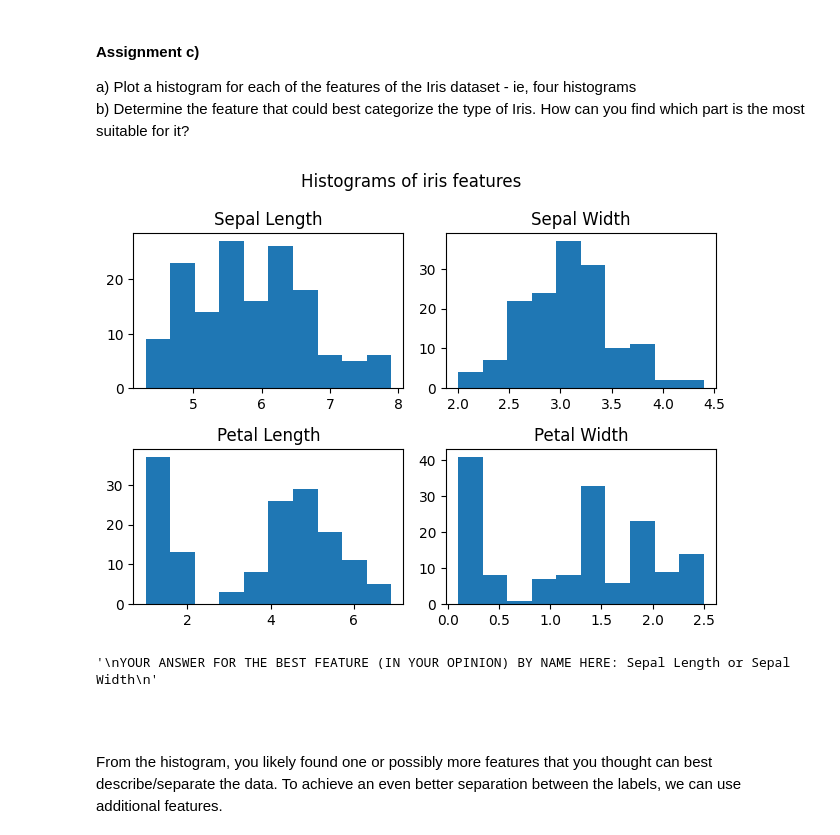
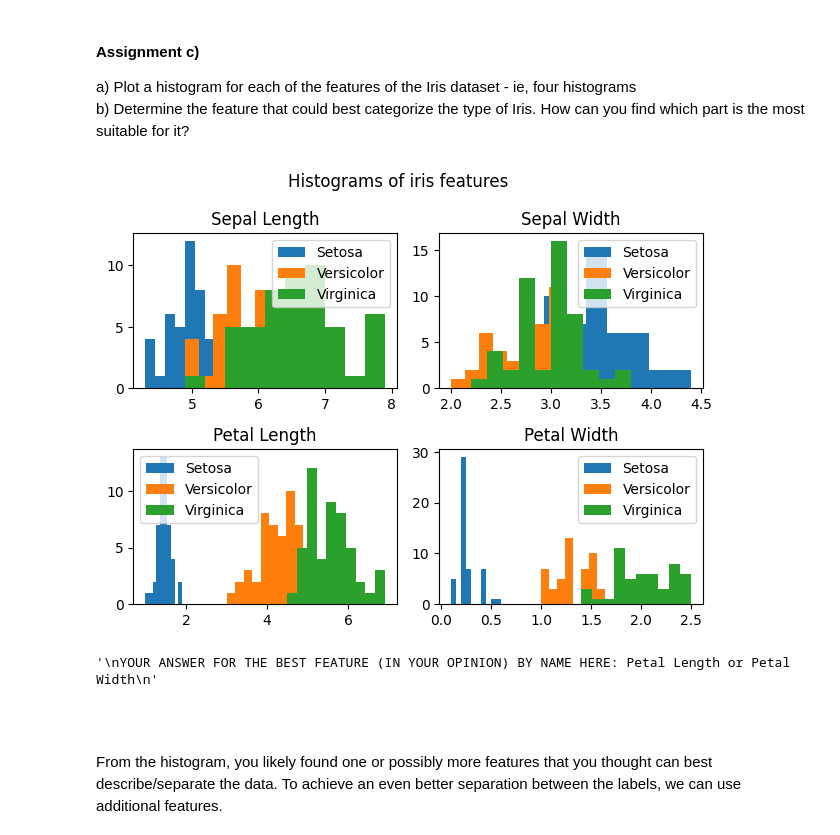
Before and after one commit to albindahlberg/ml-1dl034-public-assignments, a Jupyter notebook: Assignments/Practical/PracticalNotebook3.ipynb, the cells around one changed output. Cells and saved outputs as stored; diff of their text form; code cells hidden in the pictures.

```diff
--- a/Assignments/Practical/PracticalNotebook3.ipynb
+++ b/Assignments/Practical/PracticalNotebook3.ipynb
@@ -300,45 +300,76 @@ import matplotlib.pyplot as plt
 import pandas as pd
 
 iris_target_names = ["Setosa", "Versicolor", "Virginica"]
 
 # YOUR CODE HERE
 #
 #
+setosa = iris['data'][:50]
+versicolor = iris['data'][50:100]
+virginica = iris['data'][100:150]
 
-iris_features = pd.DataFrame(iris['data'], columns=['sepal length', 'sepal width', 'petal length', 'petal width'])
+setosa_features = pd.DataFrame(setosa, columns=['sepal length', 'sepal width', 'petal length', 'petal width'])
+versicolor_features = pd.DataFrame(versicolor, columns=['sepal length', 'sepal width', 'petal length', 'petal width'])
+virginica_features = pd.DataFrame(virginica, columns=['sepal length', 'sepal width', 'petal length', 'petal width'])
 
-sepal_length = iris_features['sepal length']
-sepal_width = iris_features['sepal width']
-petal_length = iris_features['petal length']
-petal_width = iris_features['petal width']
+setosa_sepal_length = setosa_features['sepal length']
+setosa_sepal_width = setosa_features['sepal width']
+setosa_petal_length = setosa_features['petal length']
+setosa_petal_width = setosa_features['petal width']
+
+versicolor_sepal_length = versicolor_features['sepal length']
+versicolor_sepal_width = versicolor_features['sepal width']
+versicolor_petal_length = versicolor_features['petal length']
+versicolor_petal_width = versicolor_features['petal width']
+
+virginica_sepal_length = virginica_features['sepal length']
+virginica_sepal_width = virginica_features['sepal width']
+virginica_petal_length = virginica_features['petal length']
+virginica_petal_width = virginica_features['petal width']
+
 
 fig = plt.figure()
 fig.suptitle('Histograms of iris features')
 
 ax = fig.add_subplot(2, 2, 1)
 ax.set_title('Sepal Length')
-ax.hist(sepal_length)
+ax.hist(setosa_sepal_length)
+ax.hist(versicolor_sepal_length)
+ax.hist(virginica_sepal_length)
+ax.legend(['Setosa', 'Versicolor', 'Virginica'])
 
 ax = fig.add_subplot(2, 2, 2)
 ax.set_title('Sepal Width')
-ax.hist(sepal_width)
+ax.hist(setosa_sepal_width)
+ax.hist(versicolor_sepal_width)
+ax.hist(virginica_sepal_width)
+ax.legend(['Setosa', 'Versicolor', 'Virginica'])
+
 
 ax = fig.add_subplot(2, 2, 3)
 ax.set_title('Petal Length')
-ax.hist(petal_length)
+ax.hist(setosa_petal_length)
+ax.hist(versicolor_petal_length)
+ax.hist(virginica_petal_length)
+ax.legend(['Setosa', 'Versicolor', 'Virginica'])
+
 
 ax = fig.add_subplot(2, 2, 4)
 ax.set_title('Petal Width')
-ax.hist(petal_width)
+ax.hist(setosa_petal_width)
+ax.hist(versicolor_petal_width)
+ax.hist(virginica_petal_width)
+ax.legend(['Setosa', 'Versicolor', 'Virginica'])
+
 
 fig.tight_layout()
 plt.show()
 """
-YOUR ANSWER FOR THE BEST FEATURE (IN YOUR OPINION) BY NAME HERE: Sepal Length or Sepal Width
+YOUR ANSWER FOR THE BEST FEATURE (IN YOUR OPINION) BY NAME HERE: Petal Length or Petal Width
 """
 # %% [output]
-[figure, old version]
+[figure, new version]
-'\nYOUR ANSWER FOR THE BEST FEATURE (IN YOUR OPINION) BY NAME HERE: Sepal Length or Sepal Width\n'
+'\nYOUR ANSWER FOR THE BEST FEATURE (IN YOUR OPINION) BY NAME HERE: Petal Length or Petal Width\n'
 # %% [markdown]
 <br/>
 <br/>
```
Also changed, not shown: parts of 2 cells of this notebook, 6 other files.
